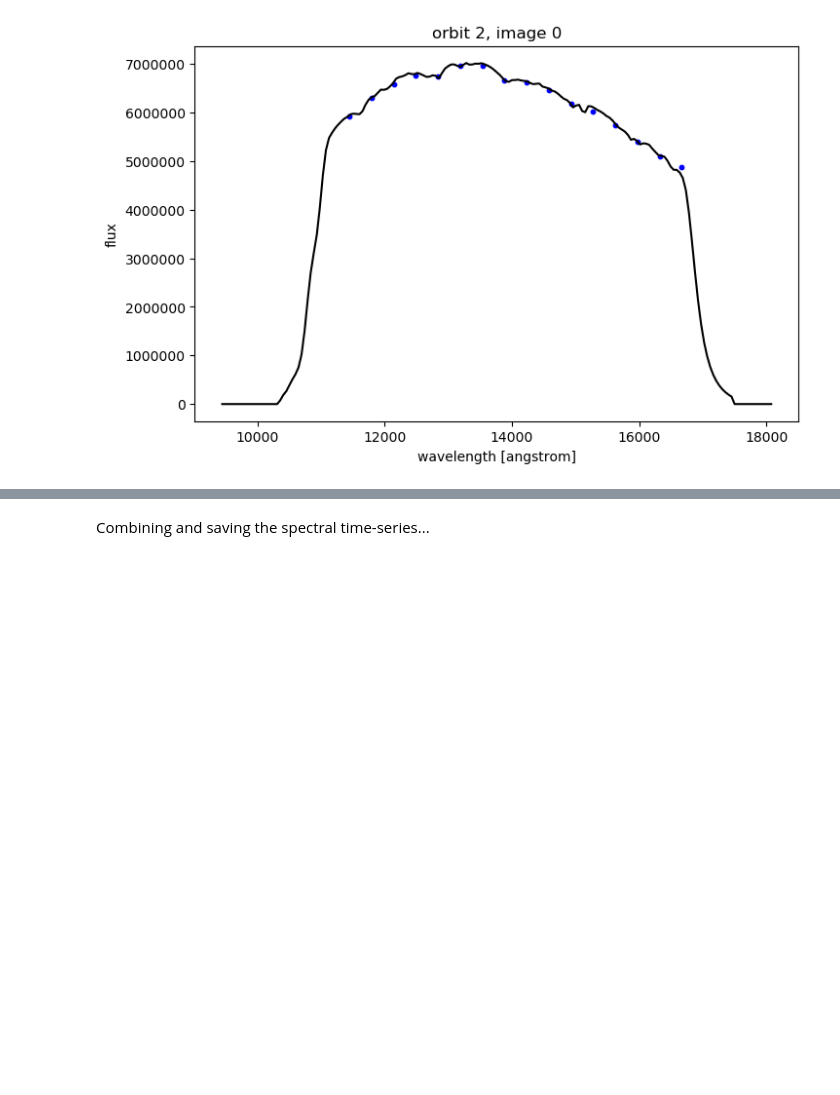
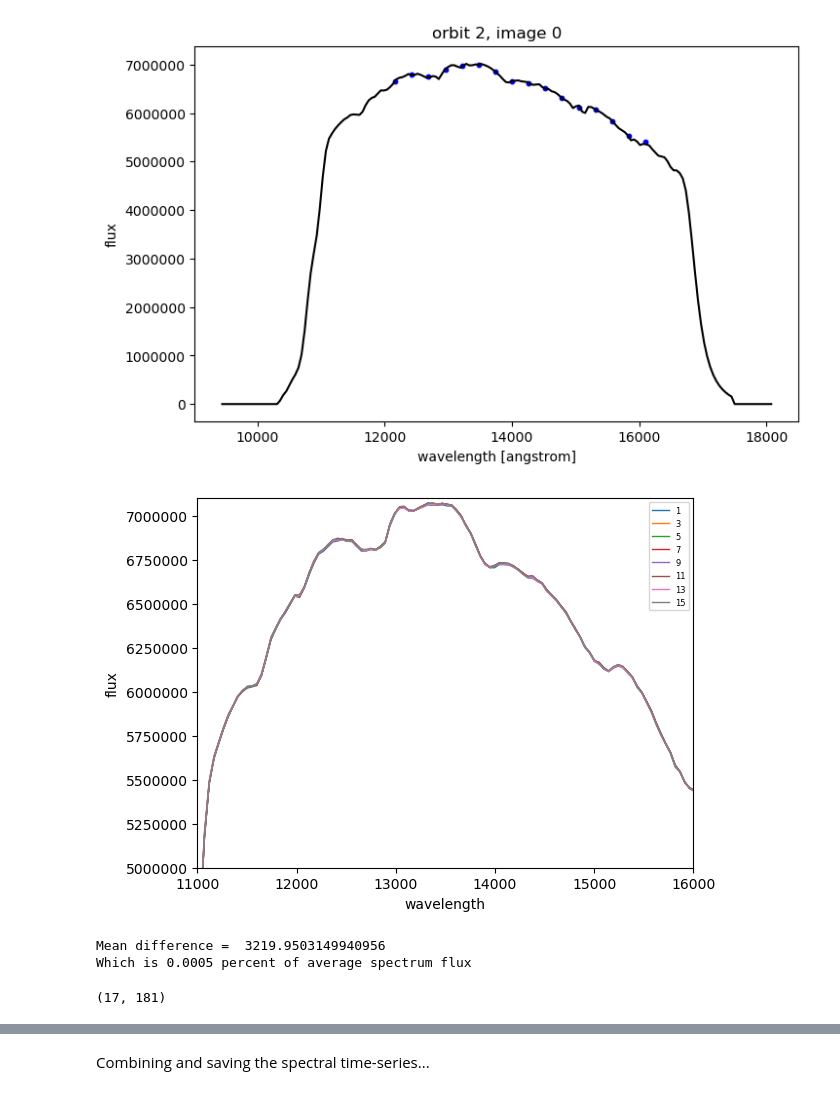
Before and after one commit to mm-murphy/hd219666b, a Jupyter notebook: reduction/Extracting the Transmission Spectra Time Series-New Copy.ipynb, the cells around one changed output, grey strips where cells are left out. Drawn from its saved outputs; the diff is of its cells as text; code cells hidden in the pictures; blank space fills up the shorter version.

```diff
--- a/reduction/Extracting the Transmission Spectra Time Series-New Copy.ipynb
+++ b/reduction/Extracting the Transmission Spectra Time Series-New Copy.ipynb
@@ -259,8 +259,8 @@ def binspectrum(x_axis, spectrum, specerrors, Nbins):
 Nbins = 16
 # We extracted more wavelengths than are to be used, as the edges go over the filter's response
 #   so we need to slightly trim our spectra
-G141_minwav = 11250.
-G141_maxwav = 16500.
+G141_minwav = 12000. #11250.
+G141_maxwav = 16000. #16500.
 o1_goodwav_idxs = np.where((wavs_o1 >= G141_minwav) & (wavs_o1 <= G141_maxwav))[0]
 o2_goodwav_idxs = np.where((wavs_o2 >= G141_minwav) & (wavs_o2 <= G141_maxwav))[0]
 o3_goodwav_idxs = np.where((wavs_o3 >= G141_minwav) & (wavs_o3 <= G141_maxwav))[0]
@@ -304,3 +304,29 @@ plt.ylabel('flux')
 plt.show()
 # %% [output]
 [figure]
+# %%
+for img in range(spec_o2.shape[0]):
+    if (img % 2 == 0):
+        continue
+    plt.plot(wavs_o3, spec_o3[img], lw=1, label=img)
+plt.xlabel('wavelength')
+plt.ylabel('flux')
+plt.xlim((11000, 16000))
+plt.ylim((5e6, 7.1e6))
+plt.legend(loc='best', fontsize=6)
+plt.show()
+# %% [output]
+[figure, added]
+# %%
+testidxs = np.where((wavs_o3 >= 11000) & (wavs_o3 <= 16000))[0]
+meandiff = abs(np.mean(spec_o3[2][testidxs] - spec_o3[0][testidxs]))
+print('Mean difference = ', meandiff)
+pe = (meandiff / np.mean(spec_o3[2][testidxs]))
+print('Which is %.4f percent of average spectrum flux'%(pe))
+# %% [output]
+Mean difference =  3219.9503149940956
+Which is 0.0005 percent of average spectrum flux
+# %%
+spec_o3.shape
+# %% [output]
+(17, 181)
```
Also changed, not shown: parts of 9 cells of this notebook, 3 other files.
